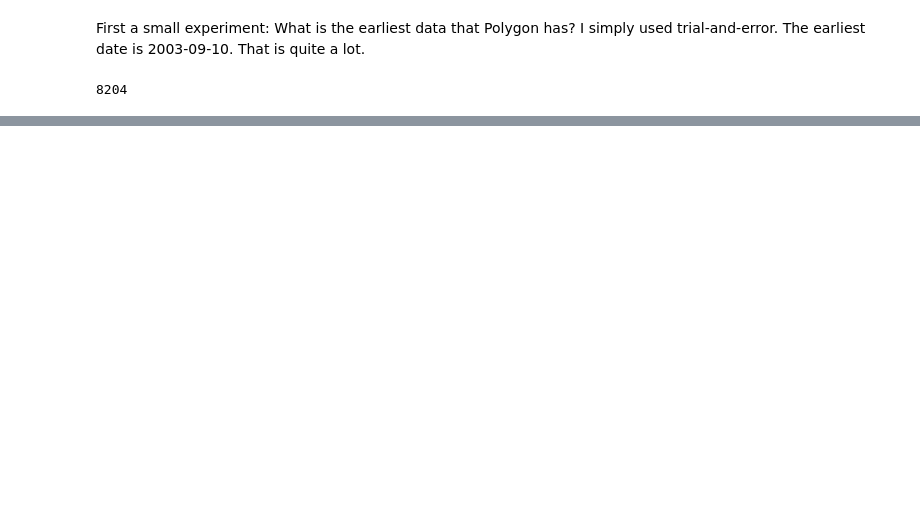
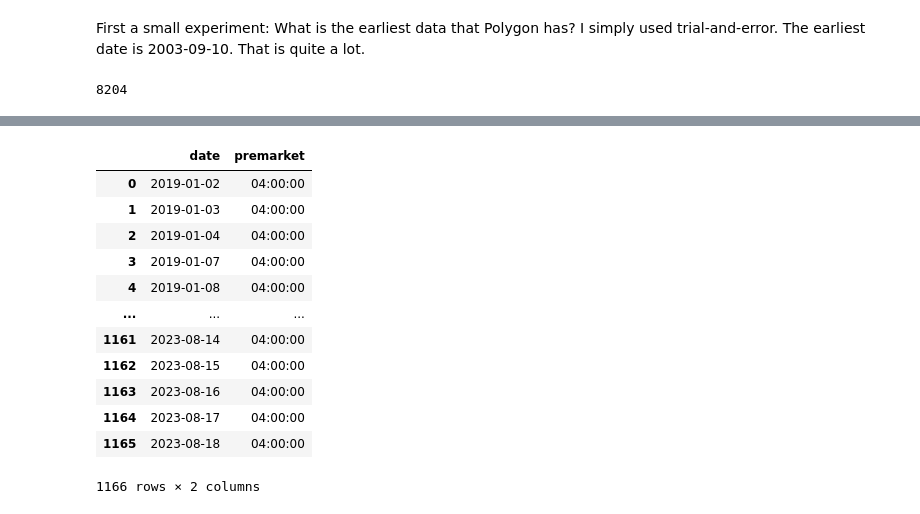
Before and after one commit to shinathan/QSExtended, a Jupyter notebook: data_import/polygon/download.ipynb, the cells around one changed output, grey strips where cells are left out. Cells and saved outputs as stored; diff of their text form; code cells hidden in the pictures; blank space fills up the shorter version.

Commit message:
Worked on getting trading days

```diff
--- a/data_import/polygon/download.ipynb
+++ b/data_import/polygon/download.ipynb
@@ -398,0 +403,37 @@ In order to loop through the trading dates, we still need to get the trading dat
+# %%
+# Download daily and minute SPY data.
+trading_hours = pd.DataFrame(client.get_aggs(ticker = "SPY", multiplier = 1, timespan = "day", from_ = "2019-01-01", to = "2023-08-18", limit=50000))
+trading_hours["timestamp"] = pd.to_datetime(trading_hours["timestamp"], unit="ms").dt.date
+trading_hours.rename(columns = {"timestamp": "date"}, inplace=True)
+trading_hours = trading_hours[["date"]]
+# %%
+trading_hours["premarket"] = time(4)
+trading_hours["regular"] = time(9, 30)
+
+# I will not bother scraping. On all days here the early close is 13:00 ET.
+early_closes = ['1999-11-26','2000-07-03','2000-11-24','2001-07-03','2001-11-23',
+'2001-12-24','2002-07-05','2002-11-29','2002-12-24','2003-07-03','2003-11-28',
+'2003-12-24','2003-12-26','2004-11-26','2005-11-25','2006-07-03','2006-11-24',
+'2007-07-03','2007-11-23','2007-12-24','2008-07-03','2008-11-28','2008-12-24',
+'2009-11-27','2009-12-24','2010-11-26','2011-11-25','2012-07-03','2012-11-23',
+'2012-12-24','2013-07-03','2013-11-29','2013-12-24','2014-07-03','2014-11-28',
+'2014-12-24','2015-11-27','2015-12-24','2016-11-25','2017-07-03','2017-11-24',
+'2017-12-24','2018-07-03','2018-11-23','2018-12-24','2019-07-03','2019-11-29',
+'2019-12-24','2020-11-27','2020-12-24','2021-11-26','2022-11-25','2023-07-03',
+'2023-11-24','2024-07-03',]
+# %%
+trading_hours
+# %% [output]
+|  | date | premarket |
+| 0 | 2019-01-02 | 04:00:00 |
+| 1 | 2019-01-03 | 04:00:00 |
+| 2 | 2019-01-04 | 04:00:00 |
+| 3 | 2019-01-07 | 04:00:00 |
+| 4 | 2019-01-08 | 04:00:00 |
+| ... | ... | ... |
+| 1161 | 2023-08-14 | 04:00:00 |
+| 1162 | 2023-08-15 | 04:00:00 |
+| 1163 | 2023-08-16 | 04:00:00 |
+| 1164 | 2023-08-17 | 04:00:00 |
+| 1165 | 2023-08-18 | 04:00:00 |
+1166 rows × 2 columns
```
Also changed, not shown: parts of 4 cells of this notebook.
